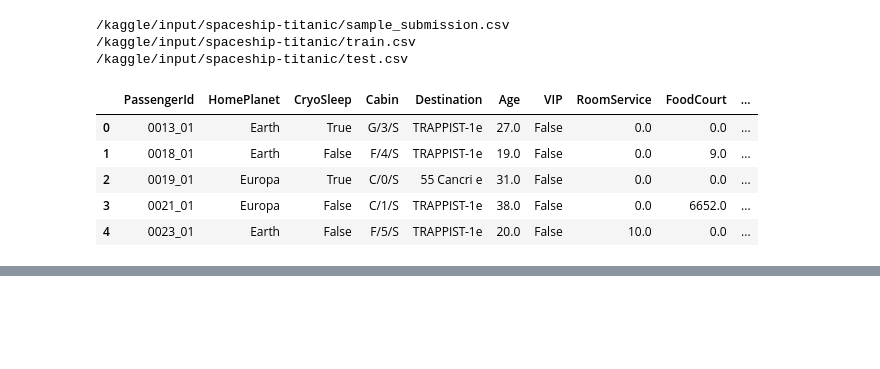
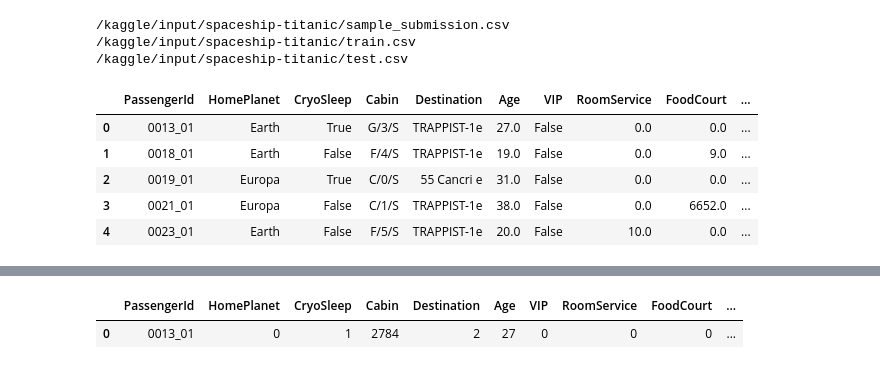
Before and after one commit to r-sanjiv/Spaceship_Titanic, a Jupyter notebook: sample-submission-csv.ipynb, the cells around one changed output, grey strips where cells are left out. Saved outputs shown, nothing was run; the diff lists cells and outputs as text; code cells hidden in the pictures; blank space fills up the shorter version.

```diff
--- a/sample-submission-csv.ipynb
+++ b/sample-submission-csv.ipynb
@@ -95,0 +206,5 @@ test_data['ShoppingMall'] = test_data['ShoppingMall'].fillna(New_ShoppingMall1)
+# %%
+test_data.head(1)
+# %% [output]
+|  | PassengerId | HomePlanet | CryoSleep | Cabin | Destination | Age | VIP | RoomService | FoodCourt | ... |
+| 0 | 0013_01 | 0 | 1 | 2784 | 2 | 27 | 0 | 0 | 0 | ... |
```
Also changed, not shown: parts of 18 cells of this notebook.
